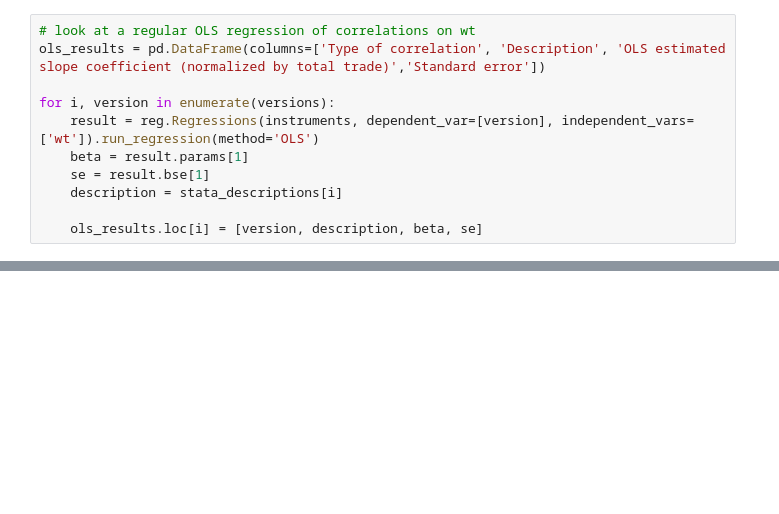
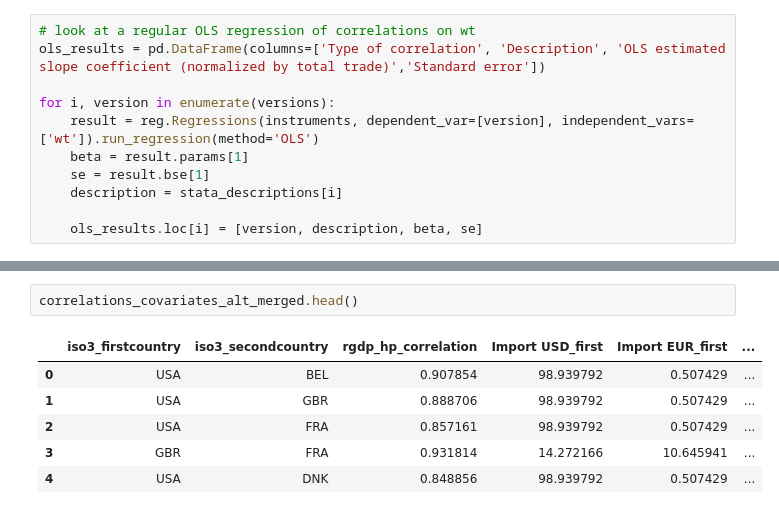
Before and after one commit to emilyfu1/correlationmodule, a Jupyter notebook: main.ipynb, the cells around one changed output, grey strips where cells are left out. Saved outputs shown, nothing was run; the diff lists cells and outputs as text; blank space fills up the shorter version.

```diff
--- a/main.ipynb
+++ b/main.ipynb
@@ -711,0 +722,9 @@ ols_results[:16]
+# %%
+correlations_covariates_alt_merged.head()
+# %% [output]
+|  | iso3_firstcountry | iso3_secondcountry | rgdp_hp_correlation | Import USD_first | Import EUR_first | ... |
+| 0 | USA | BEL | 0.907854 | 98.939792 | 0.507429 | ... |
+| 1 | USA | GBR | 0.888706 | 98.939792 | 0.507429 | ... |
+| 2 | USA | FRA | 0.857161 | 98.939792 | 0.507429 | ... |
+| 3 | GBR | FRA | 0.931814 | 14.272166 | 10.645941 | ... |
+| 4 | USA | DNK | 0.848856 | 98.939792 | 0.507429 | ... |
```
Also changed, not shown: parts of 12 cells of this notebook, 1 other file.
